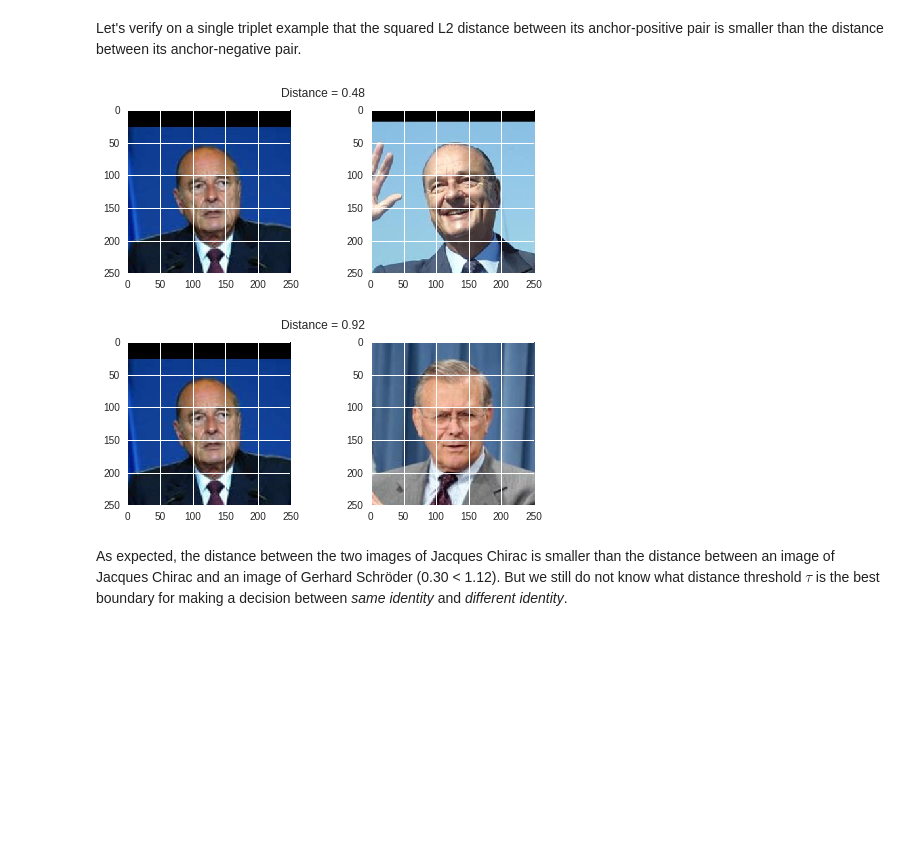
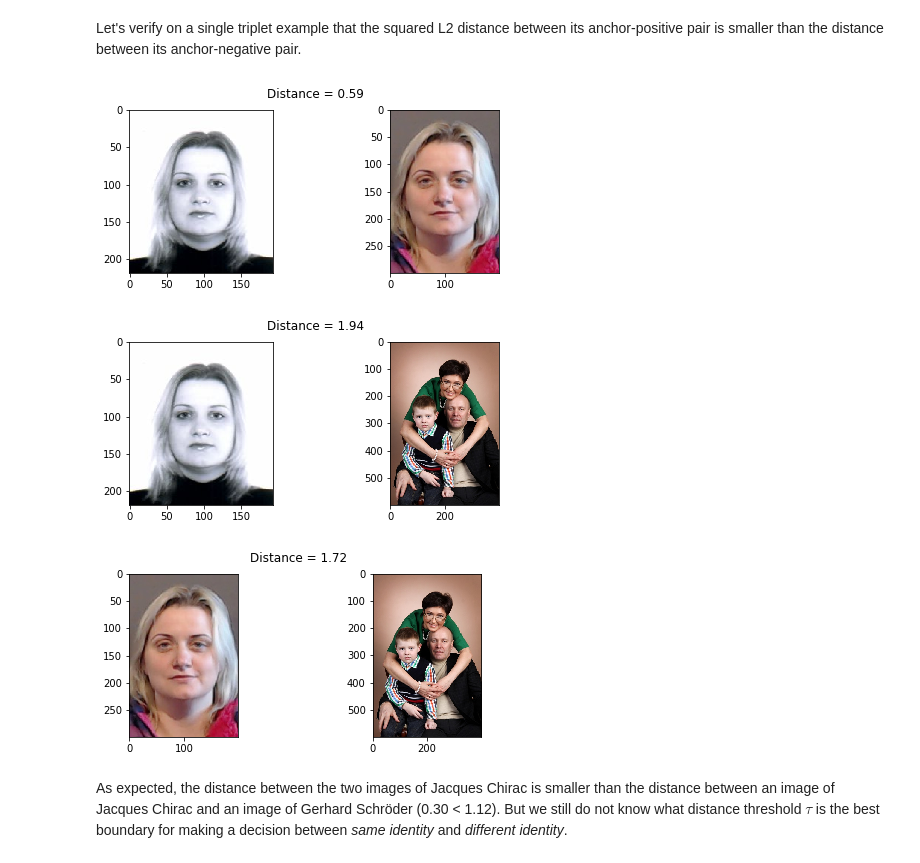
Before and after one commit to smaltsev/face-recognition, a Jupyter notebook: face-recognition.ipynb, the cells around one changed output. Drawn from its saved outputs; the diff is of its cells as text; code cells hidden in the pictures; blank space fills up the shorter version.

```diff
--- a/face-recognition.ipynb
+++ b/face-recognition.ipynb
@@ -193,7 +179,8 @@ def load_metadata(path):
                 metadata.append(IdentityMetadata(path, i, f))
     return np.array(metadata)
 
-metadata = load_metadata('face-recognition/images')
+# metadata = load_metadata('face-recognition/images')
+metadata = load_metadata('images')
 # %% [markdown]
 ### Face alignment
 # %% [markdown]
@@ -264,20 +253,22 @@ Let's verify on a single triplet example that the squared L2 distance between it
 # %%
 def distance(emb1, emb2):
     return np.sum(np.square(emb1 - emb2))
 
 def show_pair(idx1, idx2):
     plt.figure(figsize=(8,3))
     plt.suptitle(f'Distance = {distance(embedded[idx1], embedded[idx2]):.2f}')
     plt.subplot(121)
     plt.imshow(load_image(metadata[idx1].image_path()))
     plt.subplot(122)
     plt.imshow(load_image(metadata[idx2].image_path()));
 
-show_pair(2, 3)
-show_pair(2, 12)
+show_pair(3, 4)
+show_pair(3, 29)
+show_pair(4, 29)
 # %% [output]
-[figure, old version]
+[figure, new version]
-[figure, old version]
+[figure, new version]
+[figure, added]
 # %% [markdown]
 As expected, the distance between the two images of Jacques Chirac is smaller than the distance between an image of Jacques Chirac and an image of Gerhard Schröder (0.30 < 1.12). But we still do not know what distance threshold $\tau$ is the best boundary for making a decision between *same identity* and *different identity*.
 # %% [markdown]
```
Also changed, not shown: parts of 14 cells of this notebook, 1 other file.
